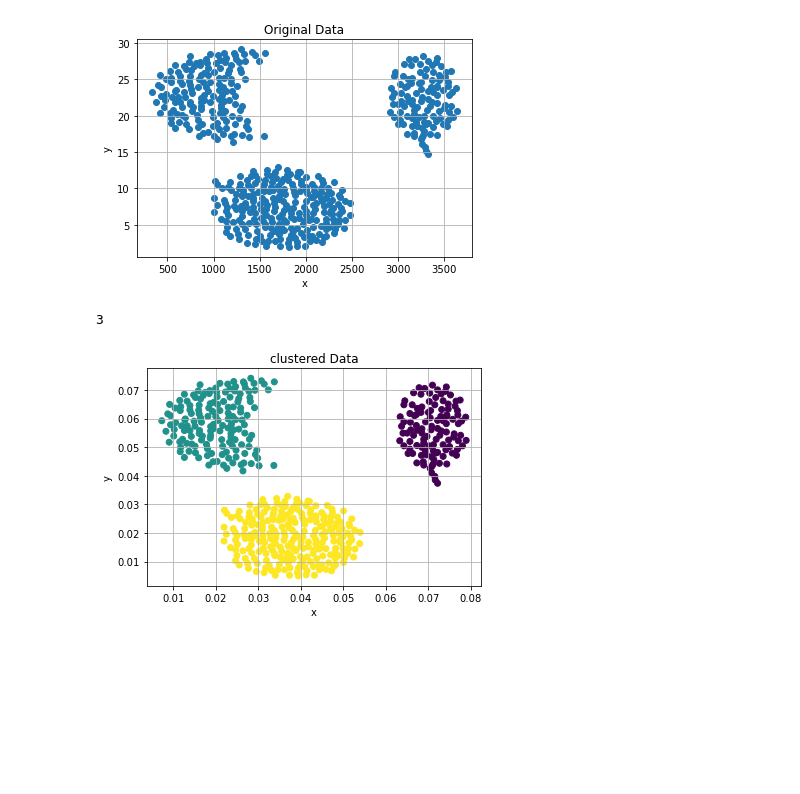
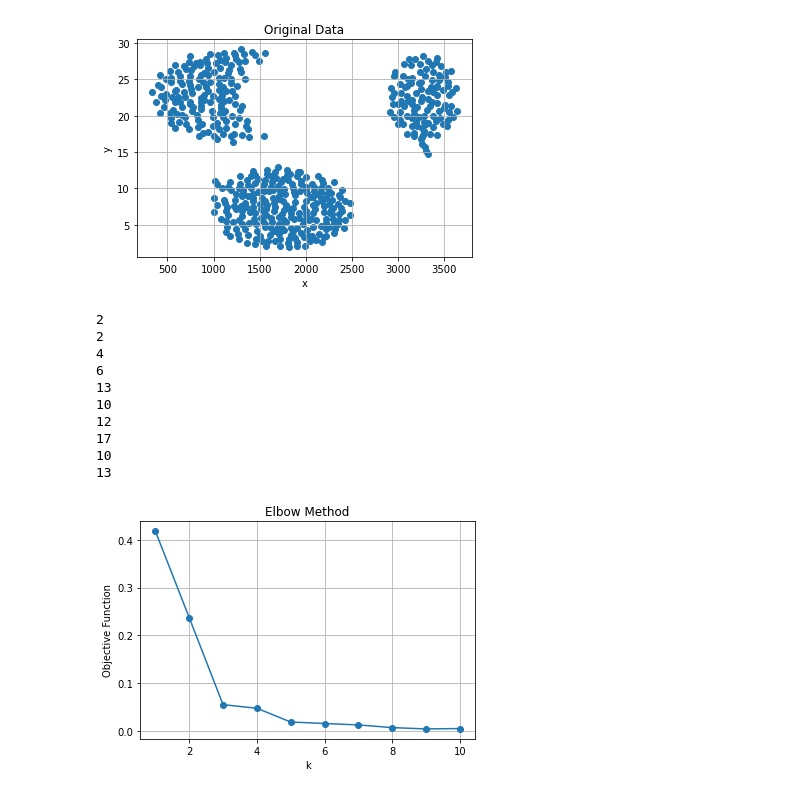
Before and after one commit to batataazul/projects_MachineLearning, a Jupyter notebook: project1/Notebooks/kMeans.ipynb, the cells around one changed output. Saved outputs shown, nothing was run; the diff lists cells and outputs as text; code cells hidden in the pictures; blank space fills up the shorter version.

Commit message:
Elbow done

```diff
--- a/project1/Notebooks/kMeans.ipynb
+++ b/project1/Notebooks/kMeans.ipynb
@@ -32,6 +32,7 @@ def kmeans(dataset,k):
             break
         oldCenters = copy.deepcopy(centers)
     print(k)
+    dataset["centers"] = centers
     return dataset
 # %%
 def initialize(dataset,k):
@@ -125,6 +126,14 @@ def normalize(array):
     for i in range(len(array)):
         array[i] = array[i]/norm
     return array
+# %%
+def getObjectiveFunction(k,centers,dataset):
+    J = 0
+    for i in range(k):
+        clusterPoints = getClusterPoints(dataset,i)
+        for t in clusterPoints:
+            J += math.pow(getDistance(t,centers[i]),2)
+    return J
 # %%
 exist = True
 try:
@@ -146,2 +157,17 @@ if(exist):
 # %% [output]
 [figure]
+# %%
+def elbow(dataset,path):
+    ks = []
+    Js = []
+    for k in range(1,11):
+        nDataset = kmeans(dataset,k)
+        Js.append(getObjectiveFunction(3,dataset["centers"],dataset))
+        ks.append(k)
+        dataset["cluster"] = [-1]*len(dataset["matrix"][0])
+    plt.plot(ks,Js,marker = "o")
+    plt.title("Elbow Method")
+    plt.xlabel("k")
+    plt.ylabel("Objective Function")
+    plt.grid(True)
+    plt.savefig(path)
@@ -148,14 +180,22 @@ if(exist):
 # %%
-#print(getList(dataset,"cluster"))
-for i in range(len(nDataset["matrix"])):
-        nDataset["matrix"][i] = normalize(nDataset["matrix"][i])
-nDataset = kmeans(nDataset,3)
-plt.scatter(nDataset["matrix"][0],nDataset["matrix"][1],c = nDataset["cluster"])
-plt.title("clustered Data")
-plt.xlabel("x")
-plt.ylabel("y")
-plt.grid(True)
-plt.savefig("../images/clusteredData1.png")
+def print2d(dataset,path):
+    plt.scatter(dataset["matrix"][0],dataset["matrix"][1],c = dataset["cluster"])
+    plt.title("clustered Data")
+    plt.xlabel("x")
+    plt.ylabel("y")
+    plt.grid(True)
+    plt.savefig(path)
-# %% [output]
-3
-[figure, removed]
+# %%
+elbow(nDataset,"../images/Elbow1.png")
+# %% [output]
+2
+2
+4
+6
+13
+10
+12
+17
+10
+13
+[figure, added]
```
Also changed, not shown: parts of 3 cells of this notebook, 2 other files.
